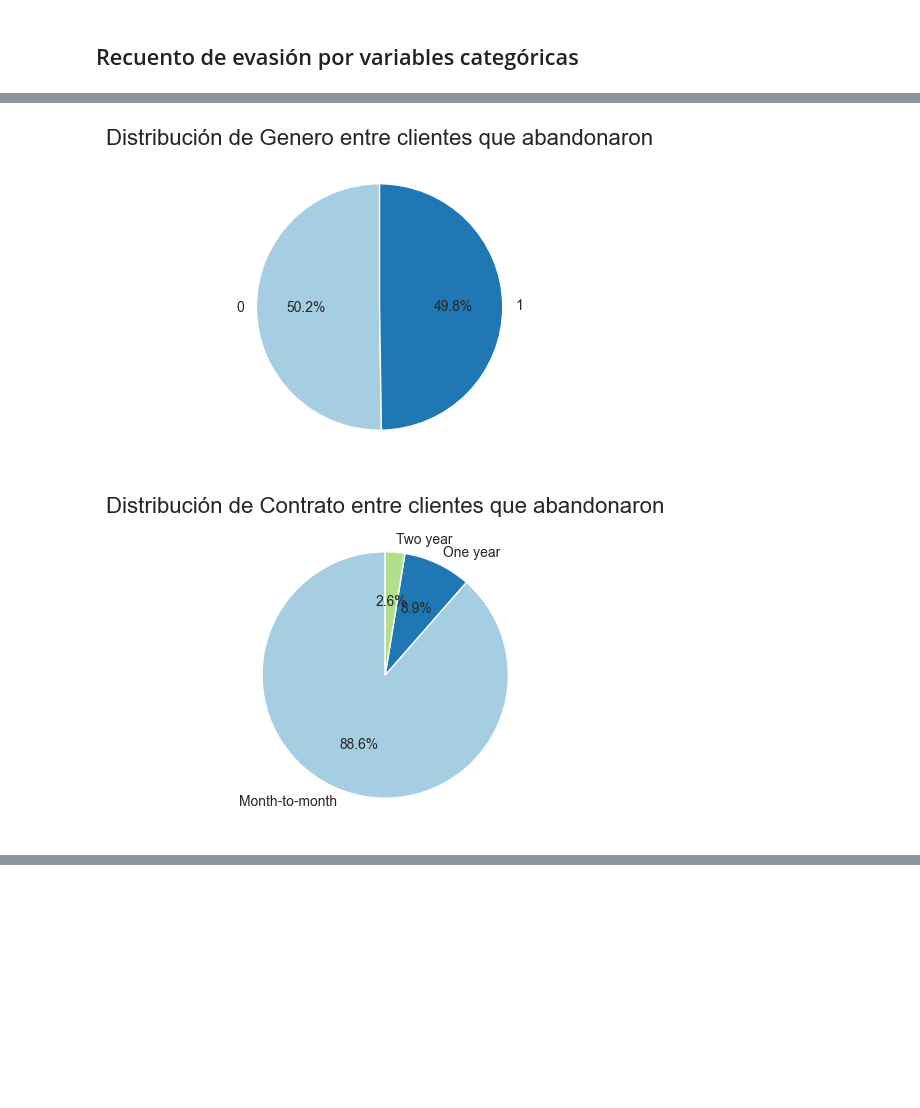
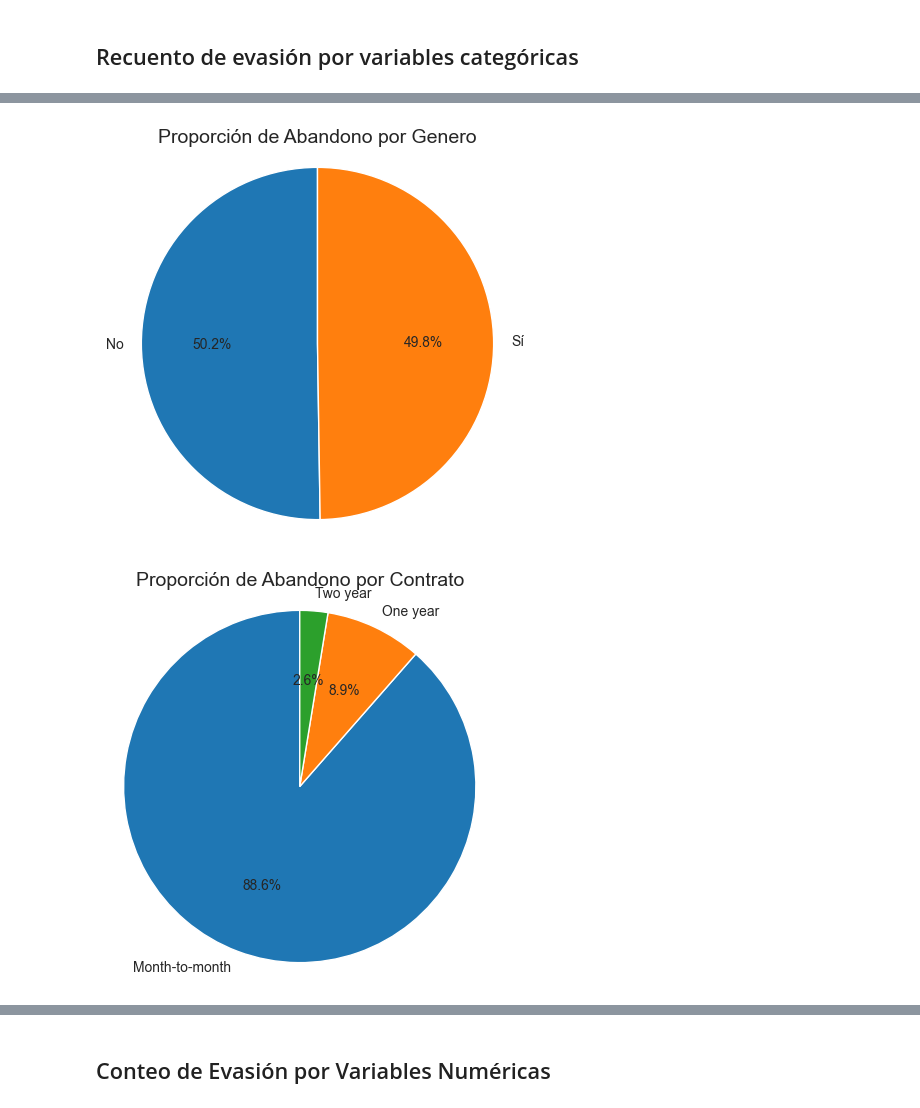
Before and after one commit to adromass/Challenge_Telecom_X, a Jupyter notebook: Challenge_Telecom_X.ipynb, the cells around one changed output, grey strips where cells are left out. Cells and saved outputs as stored; diff of their text form; code cells hidden in the pictures; blank space fills up the shorter version.

```diff
--- a/Challenge_Telecom_X.ipynb
+++ b/Challenge_Telecom_X.ipynb
@@ -234,0 +217,2 @@ np.int64(224)
+# %%
+datos_normalizado['Charges.Total'] = pd.to_numeric(datos_normalizado['Charges.Total'], errors='coerce').fillna(0)
@@ -236,0 +227,2 @@ datos_normalizado = datos_normalizado[datos_normalizado['Churn'] != ""]
+# %%
+datos_normalizado['cuentas_diarias'] = datos_normalizado['Charges.Monthly'] / 30
@@ -327,24 +272,16 @@ Index(['id_cliente', 'abandono', 'genero', 'ciudadano_senior', 'pareja',
 # %%
-# Paso 1: Crea las nuevas columnas one-hot de una sola vez
-# Esto genera un DataFrame con 'servicio_internet_DSL', 'servicio_internet_Fiber optic' y 'servicio_internet_0'
 nuevas_columnas = pd.get_dummies(datos_normalizado['servicio_internet'], prefix='servicio_internet', dtype=int)
 
-# Paso 2: Encuentra la posición de la columna 'servicio_internet'
-# Esto nos da el índice (número de columna) de 'servicio_internet'
-posicion = datos_normalizado.columns.get_loc('servicio_internet')
-
-# Paso 3: Inserta las nuevas columnas en el DataFrame original
-# Itera sobre las columnas creadas en el paso 1
 for i, col in enumerate(nuevas_columnas.columns):
     # 'insert' añade la columna en la posición deseada
     # La posición se ajusta con 'i + 1' para que se inserten en orden
-    datos_normalizado.insert(posicion + i + 1, col, nuevas_columnas[col])
+    datos_normalizado.insert(9 + i + 1, col, nuevas_columnas[col])
 
-# Paso 4: Elimina la columna redundante
-# Eliminamos la columna de 'sin servicio' porque la información ya está en la columna original
 datos_normalizado.drop('servicio_internet_0', axis=1, inplace=True)
 
 datos_normalizado = datos_normalizado.rename(columns={
     'servicio_internet_DSL': 'tiene_dsl',
     'servicio_internet_Fiber optic': 'tiene_fibra_optica'
 })
+
+datos_normalizado['servicio_internet'] = datos_normalizado['servicio_internet'].apply(lambda x: 1 if x != 0 else 0)
@@ -353,3 +354,5 @@ datos_normalizado['servicio_internet'] = datos_normalizado['servicio_internet'].
+# %%
+datos_normalizado = datos_normalizado.reset_index(drop=True)
 # %% [markdown]
 # Carga y Analisis
 
@@ -435,28 +446,35 @@ for columna in columnas_categoricas:
 # %%
+
+# Filtrar solo los clientes que abandonaron
 clientes_abandono = datos_normalizado[datos_normalizado['abandono'] == 1]
 
-# Lista de columnas categóricas a analizar
-columnas_categoricas = ['genero', 'contrato', 'metodo_pago']
+# Configurar el estilo
+sns.set_style("whitegrid")
 
-# Bucle para generar un gráfico por cada columna
 for columna in columnas_categoricas:
-    # Contamos la frecuencia de cada categoría para los clientes que abandonaron
-    conteo_categoria = clientes_abandono[columna].value_counts()
+    # Contar las categorías solo para los que abandonaron
+    conteos = clientes_abandono[columna].value_counts()
 
-    # Generamos el gráfico de tarta
-    plt.figure(figsize=(4, 4))
-    plt.pie(
-        conteo_categoria,
-        labels=conteo_categoria.index,
-        autopct='%1.1f%%',
-        startangle=90,
-        colors=plt.cm.Paired.colors
-    )
-    plt.title(f'Distribución de {columna.replace("_", " ").title()} entre clientes que abandonaron', fontsize=16)
+    # Crear etiquetas dinámicamente
+    labels = []
+    for idx in conteos.index:
+        if idx == 0:
+            labels.append('No')
+        elif idx == 1:
+            labels.append('Sí')
+        else:
+            labels.append(str(idx))
 
-    # El círculo interior asegura que el gráfico sea un donut (opcional, si quieres un toque extra)
-    # plt.gca().add_artist(plt.Circle((0,0),0.70,fc='white'))
+    # Crear el gráfico de pie
+    plt.figure(figsize=(5, 5))
+    plt.pie(conteos.values, labels=labels, autopct='%1.1f%%', startangle=90)
+
+    # Configurar título
+    plt.title(f'Proporción de Abandono por {columna.replace("_", " ").title()}', fontsize=14)
+    plt.axis('equal')  # Para que el pie sea circular
+
+    # Mostrar el gráfico
     plt.show()
 # %% [output]
-[figure, old version]
+[figure, new version]
-[figure, old version]
+[figure, new version]
@@ -464,3 +485,5 @@ for columna in columnas_categoricas:
+# %% [markdown]
+## Conteo de Evasión por Variables Numéricas
 # %%
 # Crea los histogramas superpuestos
 plt.figure(figsize=(14, 6))
```
Also changed, not shown: parts of 70 cells of this notebook.
